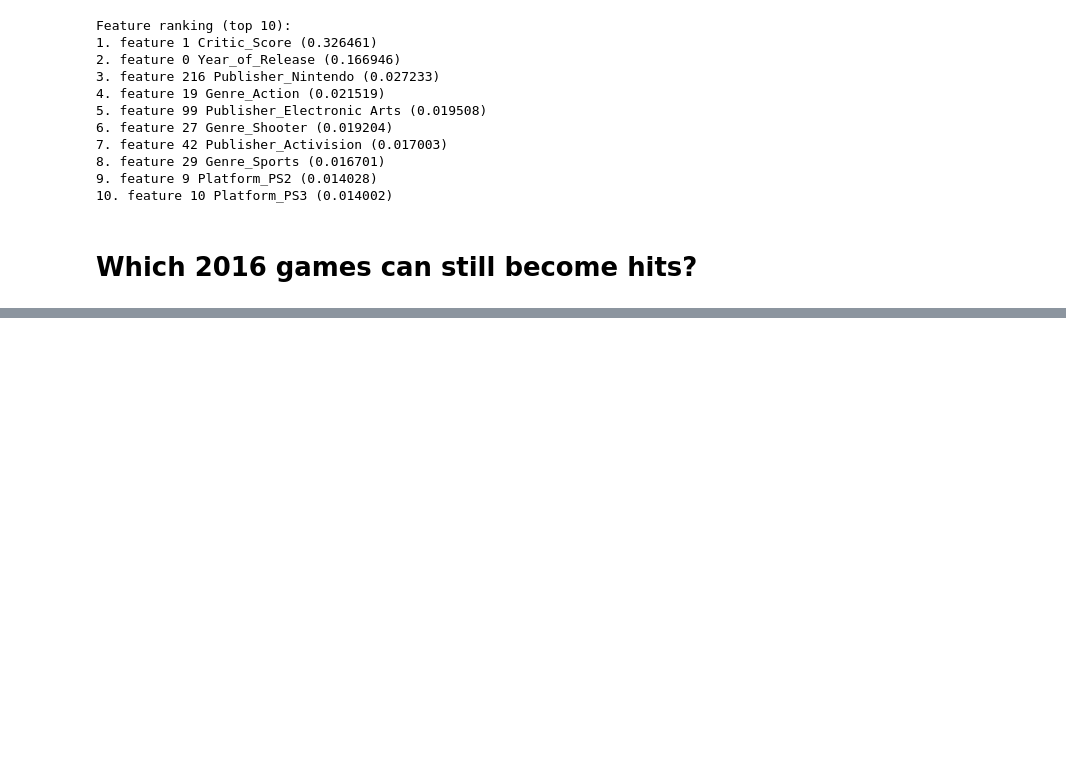
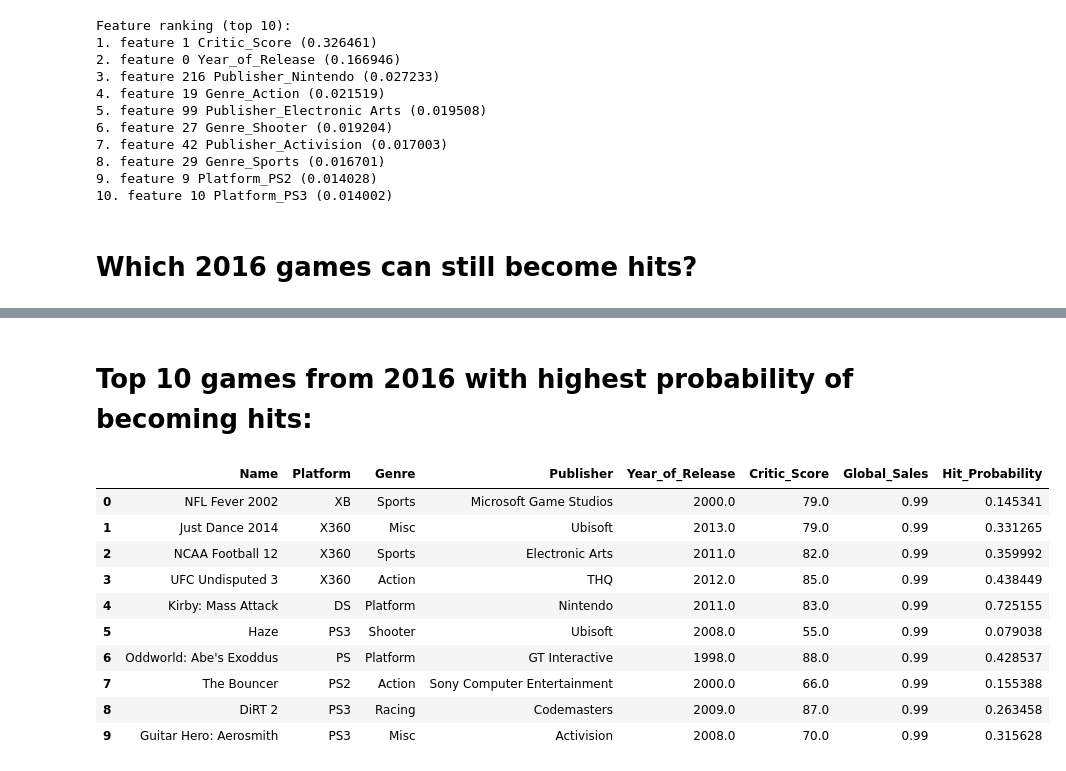
Before and after one commit to Deepthiezio/GamePredictiom, a Jupyter notebook: GamePrediction.ipynb, the cells around one changed output, grey strips where cells are left out. Saved outputs shown, nothing was run; the diff lists cells and outputs as text; code cells hidden in the pictures; blank space fills up the shorter version.

```diff
--- a/GamePrediction.ipynb
+++ b/GamePrediction.ipynb
@@ -345,0 +405,16 @@ See the caveats in the documentation: https://pandas.pydata.org/pandas-docs/stab
+# %% [markdown]
+# **Top 10 games from 2016 with highest probability of becoming hits:**
+# %%
+dfb[:10].reset_index(drop=True)
+# %% [output]
+|  | Name | Platform | Genre | Publisher | Year_of_Release | Critic_Score | Global_Sales | Hit_Probability |
+| 0 | NFL Fever 2002 | XB | Sports | Microsoft Game Studios | 2000.0 | 79.0 | 0.99 | 0.145341 |
+| 1 | Just Dance 2014 | X360 | Misc | Ubisoft | 2013.0 | 79.0 | 0.99 | 0.331265 |
+| 2 | NCAA Football 12 | X360 | Sports | Electronic Arts | 2011.0 | 82.0 | 0.99 | 0.359992 |
+| 3 | UFC Undisputed 3 | X360 | Action | THQ | 2012.0 | 85.0 | 0.99 | 0.438449 |
+| 4 | Kirby: Mass Attack | DS | Platform | Nintendo | 2011.0 | 83.0 | 0.99 | 0.725155 |
+| 5 | Haze | PS3 | Shooter | Ubisoft | 2008.0 | 55.0 | 0.99 | 0.079038 |
+| 6 | Oddworld: Abe's Exoddus | PS | Platform | GT Interactive | 1998.0 | 88.0 | 0.99 | 0.428537 |
+| 7 | The Bouncer | PS2 | Action | Sony Computer Entertainment | 2000.0 | 66.0 | 0.99 | 0.155388 |
+| 8 | DiRT 2 | PS3 | Racing | Codemasters | 2009.0 | 87.0 | 0.99 | 0.263458 |
+| 9 | Guitar Hero: Aerosmith | PS3 | Misc | Activision | 2008.0 | 70.0 | 0.99 | 0.315628 |
```
Also changed, not shown: parts of 16 cells of this notebook.
